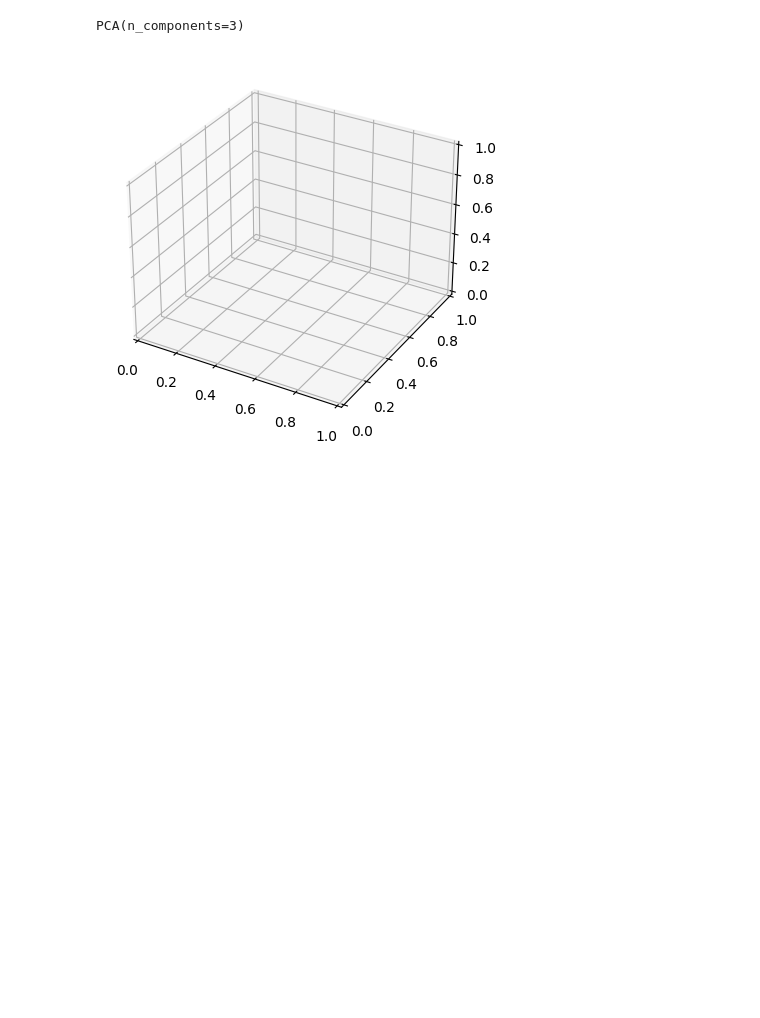
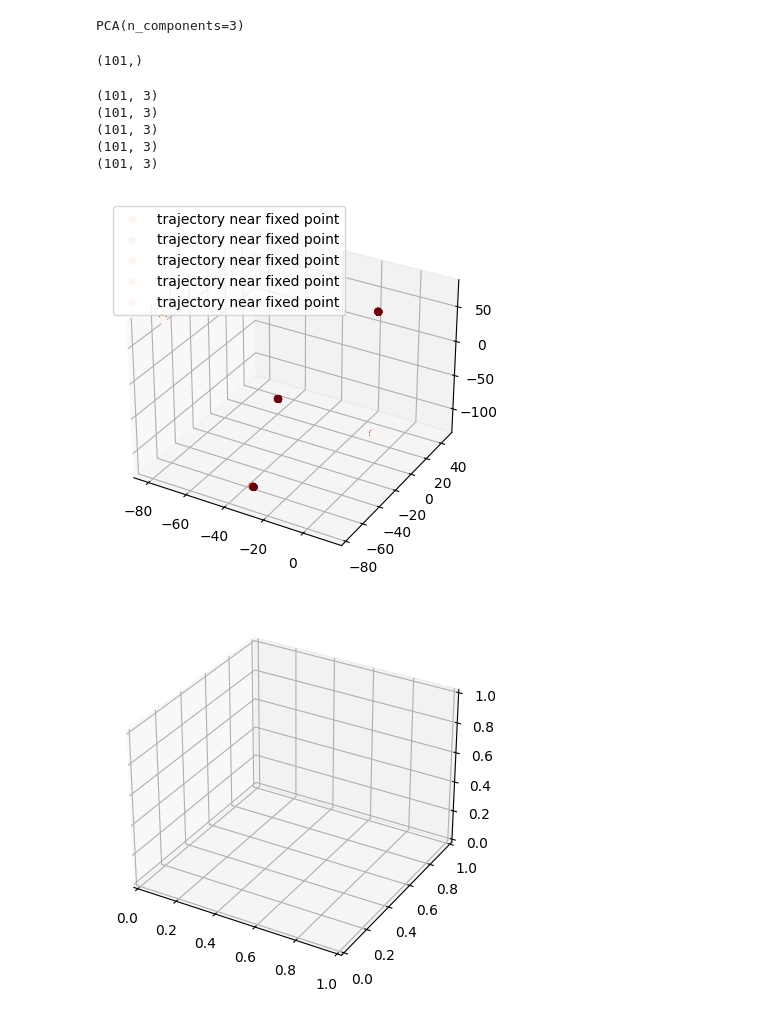
Before and after one commit to andrzeng/MAT6215finalproject, a Jupyter notebook: CTRNN_CURBD_BackProp.ipynb, the cells around one changed output. Drawn from its saved outputs; the diff is of its cells as text; code cells hidden in the pictures; blank space fills up the shorter version.

```diff
--- a/CTRNN_CURBD_BackProp.ipynb
+++ b/CTRNN_CURBD_BackProp.ipynb
@@ -239,3 +239,26 @@ def get_all_trajectories(model, candidate_points, iterations=30000):
 # %%
 points = get_random_points(num_points=5)
 all_trajectories = get_all_trajectories(rnn_model, points, iterations=100)
+# %%
+transformed[:,0].shape
+# %% [output]
+(101,)
+# %%
+fig = plt.figure()
+ax = plt.axes(projection='3d')
+
+for trajectory in all_trajectories:
+    print(pca.transform(trajectory).shape)
+    transformed = pca.transform(trajectory)
+    ax.scatter3D(transformed[:,0], transformed[:,1], transformed[:,2], c=np.arange(0,transformed[:,0].shape[0]), cmap='Reds', label='trajectory near fixed point');
+
+
+ax.legend()
+plt.show()
+# %% [output]
+(101, 3)
+(101, 3)
+(101, 3)
+(101, 3)
+(101, 3)
+[figure, added]
```
Also changed, not shown: parts of 3 cells of this notebook.
